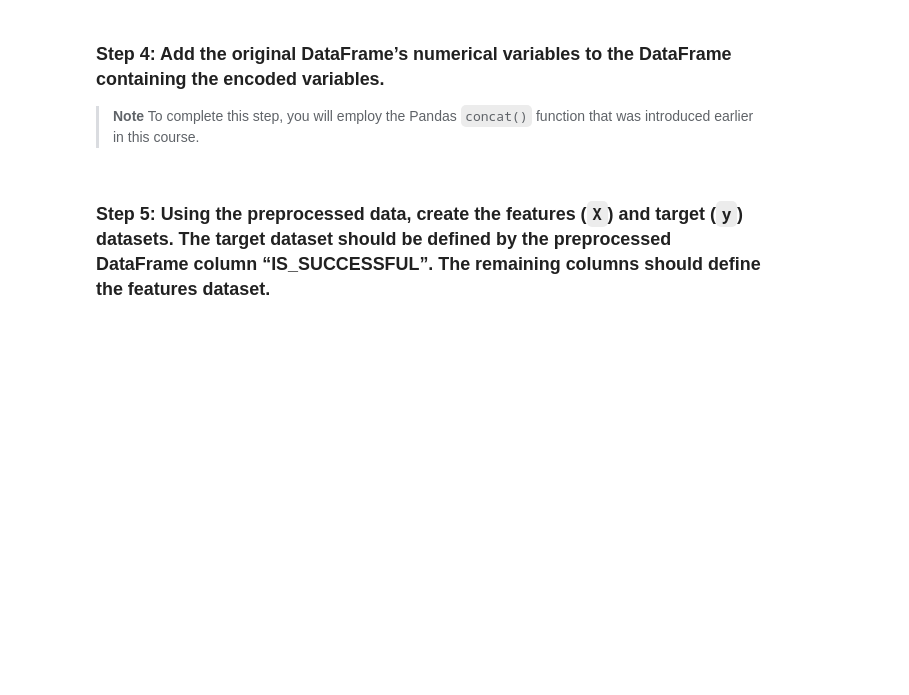
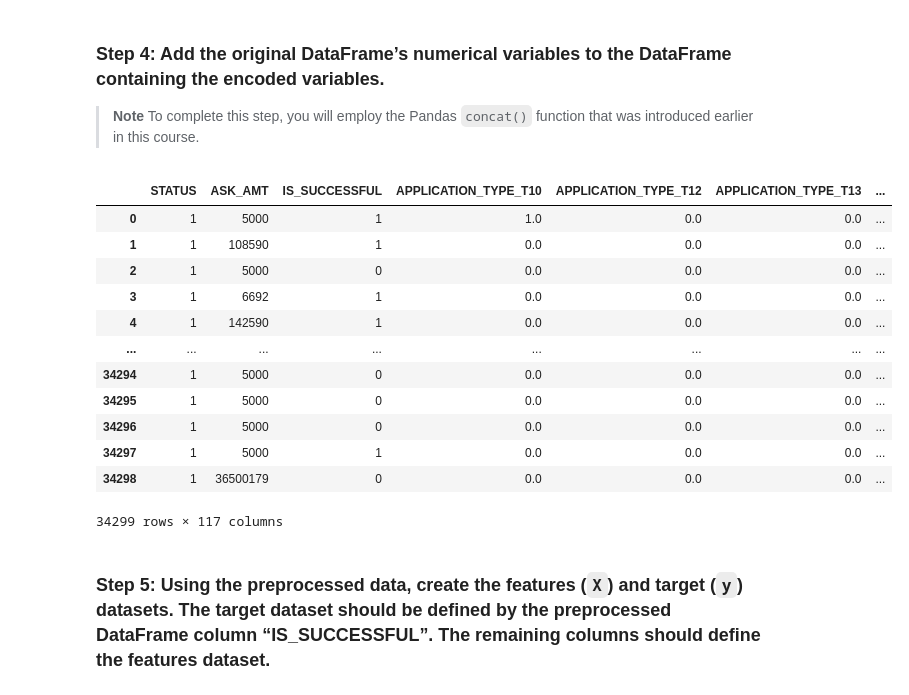
Before and after one commit to boz-tcm/neural-networks-challenge, a Jupyter notebook: venture_funding_with_deep_learning.ipynb, the cells around one changed output. Cells and saved outputs as stored; diff of their text form; code cells hidden in the pictures; blank space fills up the shorter version.

```diff
--- a/venture_funding_with_deep_learning.ipynb
+++ b/venture_funding_with_deep_learning.ipynb
@@ -233,11 +246,29 @@ display(applicant_cat_data_encoded_df)
 
 > **Note** To complete this step, you will employ the Pandas `concat()` function that was introduced earlier in this course.
 # %%
+# Create DataFrame for numerical fields only
+applicant_num_data_df = applicant_data_df.drop(columns=cat_variables)
+#display(applicant_num_data_df)
+
 # Add the numerical variables from the original DataFrame to the one-hot encoding DataFrame
-encoded_df = # YOUR CODE HERE
+applicant_encoded_df = pd.concat([applicant_num_data_df, applicant_cat_data_encoded_df], axis='columns')
 
-# Review the Dataframe
-# YOUR CODE HERE
+# Review the DataFrame
+display(applicant_encoded_df)
+# %% [output]
+|  | STATUS | ASK_AMT | IS_SUCCESSFUL | APPLICATION_TYPE_T10 | APPLICATION_TYPE_T12 | APPLICATION_TYPE_T13 | ... |
+| 0 | 1 | 5000 | 1 | 1.0 | 0.0 | 0.0 | ... |
+| 1 | 1 | 108590 | 1 | 0.0 | 0.0 | 0.0 | ... |
+| 2 | 1 | 5000 | 0 | 0.0 | 0.0 | 0.0 | ... |
+| 3 | 1 | 6692 | 1 | 0.0 | 0.0 | 0.0 | ... |
+| 4 | 1 | 142590 | 1 | 0.0 | 0.0 | 0.0 | ... |
+| ... | ... | ... | ... | ... | ... | ... | ... |
+| 34294 | 1 | 5000 | 0 | 0.0 | 0.0 | 0.0 | ... |
+| 34295 | 1 | 5000 | 0 | 0.0 | 0.0 | 0.0 | ... |
+| 34296 | 1 | 5000 | 0 | 0.0 | 0.0 | 0.0 | ... |
+| 34297 | 1 | 5000 | 1 | 0.0 | 0.0 | 0.0 | ... |
+| 34298 | 1 | 36500179 | 0 | 0.0 | 0.0 | 0.0 | ... |
+34299 rows × 117 columns
 # %% [markdown]
 ### Step 5: Using the preprocessed data, create the features (`X`) and target (`y`) datasets. The target dataset should be defined by the preprocessed DataFrame column “IS_SUCCESSFUL”. The remaining columns should define the features dataset.
 # %%
```
Also changed, not shown: parts of 11 cells of this notebook, 1 other file.
